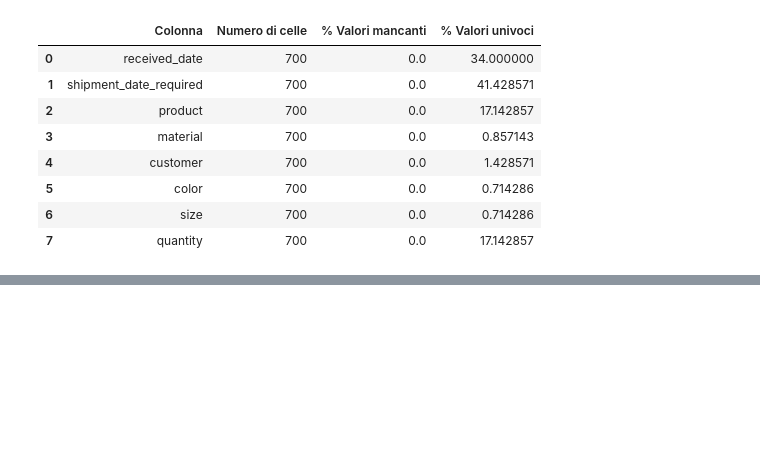
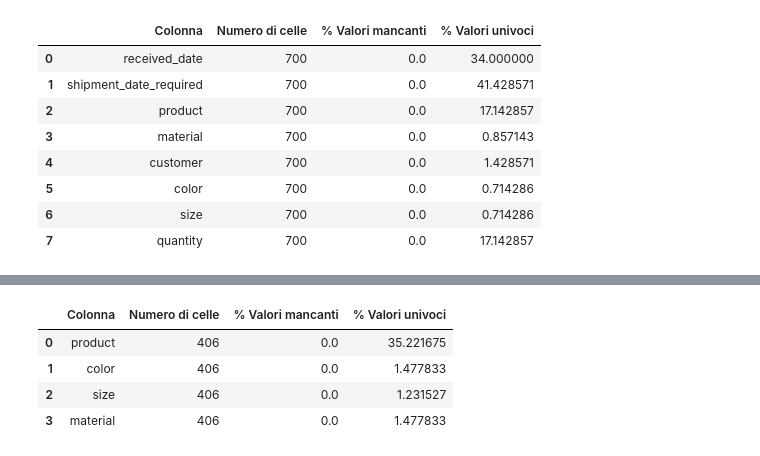
Before and after one commit to paolpal/DataHarmonizer, a Jupyter notebook: DataHarmonizer.ipynb, the cells around one changed output, grey strips where cells are left out. Saved outputs shown, nothing was run; the diff lists cells and outputs as text; code cells hidden in the pictures; blank space fills up the shorter version.

```diff
--- a/DataHarmonizer.ipynb
+++ b/DataHarmonizer.ipynb
@@ -270,0 +301,11 @@ tabular_report(Ordini)
+# %%
+test = Catalogo.fillna(Ordini)
+test.to_csv("catalogo_ricostruito.csv")
+Catalogo.to_csv("catalogo_originale.csv")
+tabular_report(test)
+# %% [output]
+|  | Colonna | Numero di celle | % Valori mancanti | % Valori univoci |
+| 0 | product | 406 | 0.0 | 35.221675 |
+| 1 | color | 406 | 0.0 | 1.477833 |
+| 2 | size | 406 | 0.0 | 1.231527 |
+| 3 | material | 406 | 0.0 | 1.477833 |
```
Also changed, not shown: parts of 4 cells of this notebook, 10 other files.
